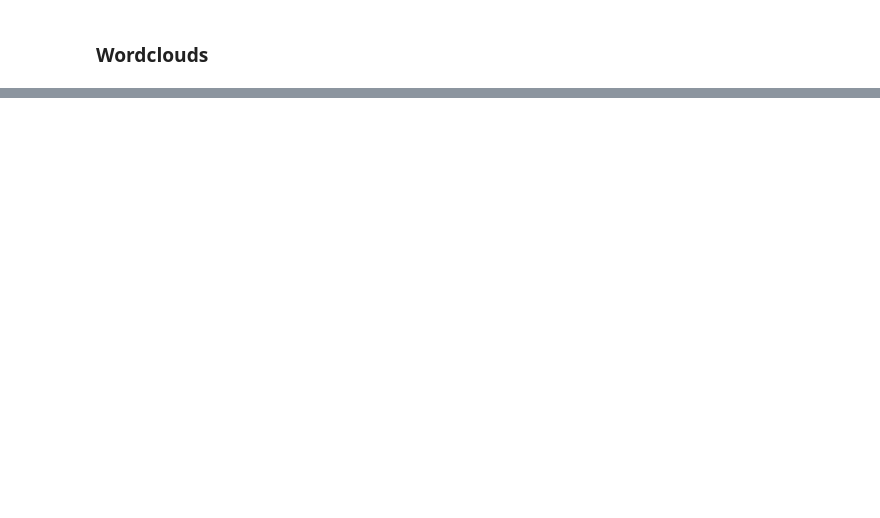
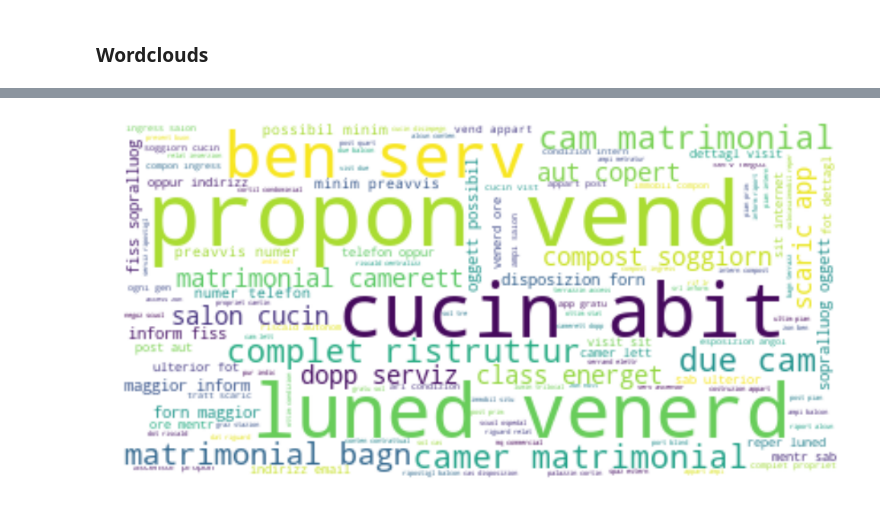
Before and after one commit to AVcodeMaverick7/ADM_HW4_Group_7, a Jupyter notebook: HW_Part1.ipynb, the cells around one changed output, grey strips where cells are left out. Drawn from its saved outputs; the diff is of its cells as text; code cells hidden in the pictures; blank space fills up the shorter version.

```diff
--- a/HW_Part1.ipynb
+++ b/HW_Part1.ipynb
@@ -288,0 +352,4 @@ plt.show()
+# %%
+functions.generate_wordcloud(text = wordcloud_texts[1], name = "Second_wordcloud")
+# %% [output]
+[figure, added]
```
Also changed, not shown: parts of 30 cells of this notebook.
